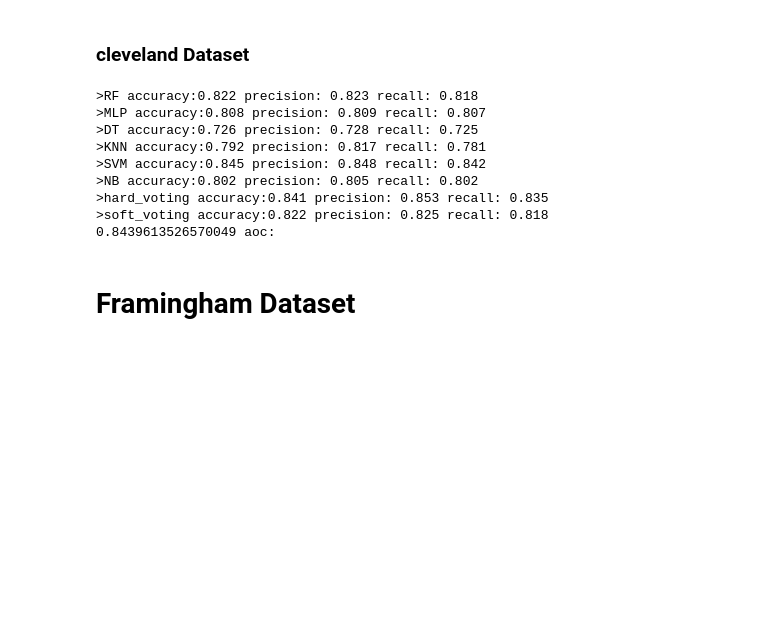
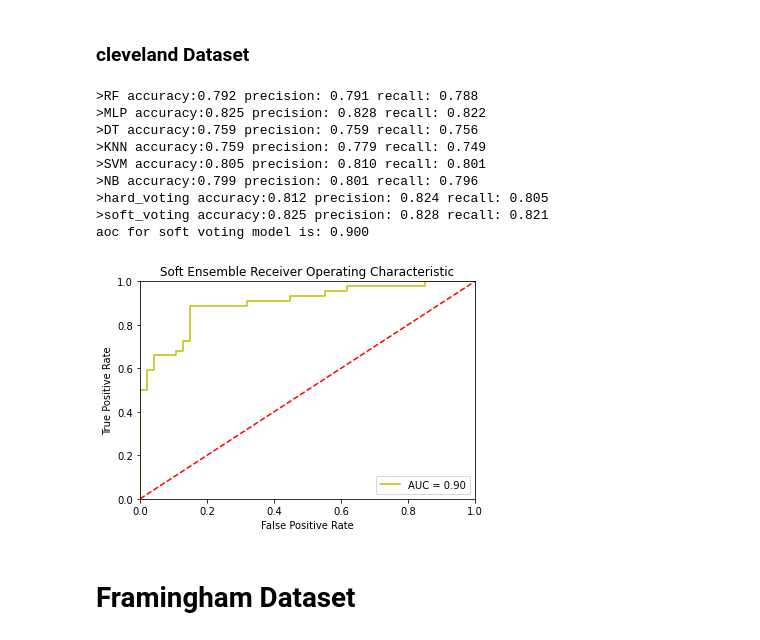
Before and after one commit to mahsa-ebrahimian/Heart_Disease_detection, a Jupyter notebook: ensemble_majority_voting_all_datasets.ipynb, the cells around one changed output. Saved outputs shown, nothing was run; the diff lists cells and outputs as text; code cells hidden in the pictures; blank space fills up the shorter version.

Commit message:
Final ipnb file which reads data from csv files and runs ML and Ensemble models on

```diff
--- a/ensemble_majority_voting_all_datasets.ipynb
+++ b/ensemble_majority_voting_all_datasets.ipynb
@@ -49,3 +32,10 @@ y = df_scale['Class']
+# %%
+df = pd.read_csv('cleveland_clean.csv')
+
+
+
+X = df.drop(['Class'], axis=1)
+y = df['Class']
 # %%
 # get the dataset
 def get_dataset():
@@ -62,10 +52,10 @@ def get_voting1():
 
     models.append(('RF',RandomForestClassifier(n_estimators=100)))
     models.append(('MLP',MLPClassifier(solver='adam', learning_rate_init = 0.0005, learning_rate = 'adaptive', activation="relu", max_iter=3000, random_state=10)))
-    models.append(('DT',DecisionTreeClassifier()))
+#     models.append(('DT',DecisionTreeClassifier()))
     models.append(('KNN',KNeighborsClassifier(n_neighbors=100)))
     models.append(('SVM',SVC(random_state=1)))
-    models.append(('NB',GaussianNB()))
+#     models.append(('NB',GaussianNB()))
     # define the voting ensemble
     ensemble = VotingClassifier(estimators=models, voting='hard')
 
@@ -77,10 +67,10 @@ def get_voting2():
 
     models.append(('RF',RandomForestClassifier(n_estimators=100)))
     models.append(('MLP',MLPClassifier(solver='adam', learning_rate_init = 0.0005, learning_rate = 'adaptive', activation="relu", max_iter=3000, random_state=10)))
-    models.append(('DT',DecisionTreeClassifier()))
+#     models.append(('DT',DecisionTreeClassifier()))
     models.append(('KNN',KNeighborsClassifier(n_neighbors=100)))
     models.append(('SVM',SVC(random_state=1,probability=True)))
-    models.append(('NB',GaussianNB()))
+#     models.append(('NB',GaussianNB()))
     # define the voting ensemble
     ensemble = VotingClassifier(estimators=models, voting='soft')
 
@@ -125,22 +115,29 @@ for name, model in models.items():
         malignant_probs = probs[:,1]
         fpr, tpr, thresholds = roc_curve(y_test, malignant_probs)
         roc_auc = auc(fpr, tpr)
-        print('aoc %s :' % (roc_auc))
-#     print ('>%s accuracy:%0.3f precision: %.3f recall: %.3f' % (name,mean(scores['test_accuracy']), mean(scores['test_precision_macro']),mean(scores['test_recall_macro'])))
-
-# plot model performance for comparison
-# pyplot.boxplot(results, labels=names, showmeans=True)
-# pyplot.show()
+        print('aoc for soft voting model is: %0.3f' % (roc_auc))
 # %% [output]
->RF accuracy:0.822 precision: 0.823 recall: 0.818
->MLP accuracy:0.808 precision: 0.809 recall: 0.807
->DT accuracy:0.726 precision: 0.728 recall: 0.725
->KNN accuracy:0.792 precision: 0.817 recall: 0.781
->SVM accuracy:0.845 precision: 0.848 recall: 0.842
->NB accuracy:0.802 precision: 0.805 recall: 0.802
->hard_voting accuracy:0.841 precision: 0.853 recall: 0.835
->soft_voting accuracy:0.822 precision: 0.825 recall: 0.818
-0.8439613526570049 aoc:
+>RF accuracy:0.792 precision: 0.791 recall: 0.788
+>MLP accuracy:0.825 precision: 0.828 recall: 0.822
+>DT accuracy:0.759 precision: 0.759 recall: 0.756
+>KNN accuracy:0.759 precision: 0.779 recall: 0.749
+>SVM accuracy:0.805 precision: 0.810 recall: 0.801
+>NB accuracy:0.799 precision: 0.801 recall: 0.796
+>hard_voting accuracy:0.812 precision: 0.824 recall: 0.805
+>soft_voting accuracy:0.825 precision: 0.828 recall: 0.821
+aoc for soft voting model is: 0.900
+# %%
+pyplot.title('Soft Ensemble Receiver Operating Characteristic')
+pyplot.plot(fpr, tpr, 'y', label = 'AUC = %0.2f' % roc_auc)
+pyplot.legend(loc = 'lower right')
+pyplot.plot([0, 1], [0, 1],'r--')
+pyplot.xlim([0, 1])
+pyplot.ylim([0, 1])
+pyplot.ylabel('True Positive Rate')
+pyplot.xlabel('False Positive Rate')
+pyplot.show()
+# %% [output]
+[figure, added]
 # %% [markdown]
 # Framingham Dataset
 # %%
```
Also changed, not shown: parts of 11 cells of this notebook, 3 other files.
